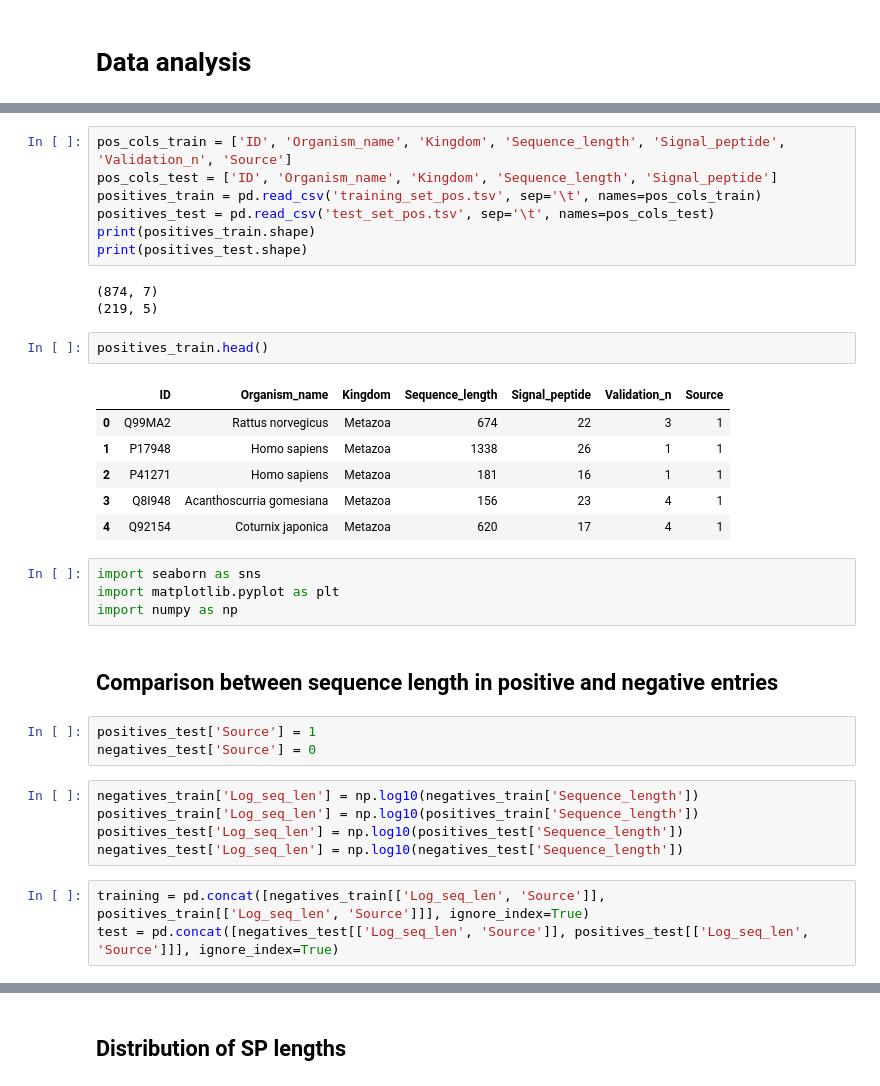
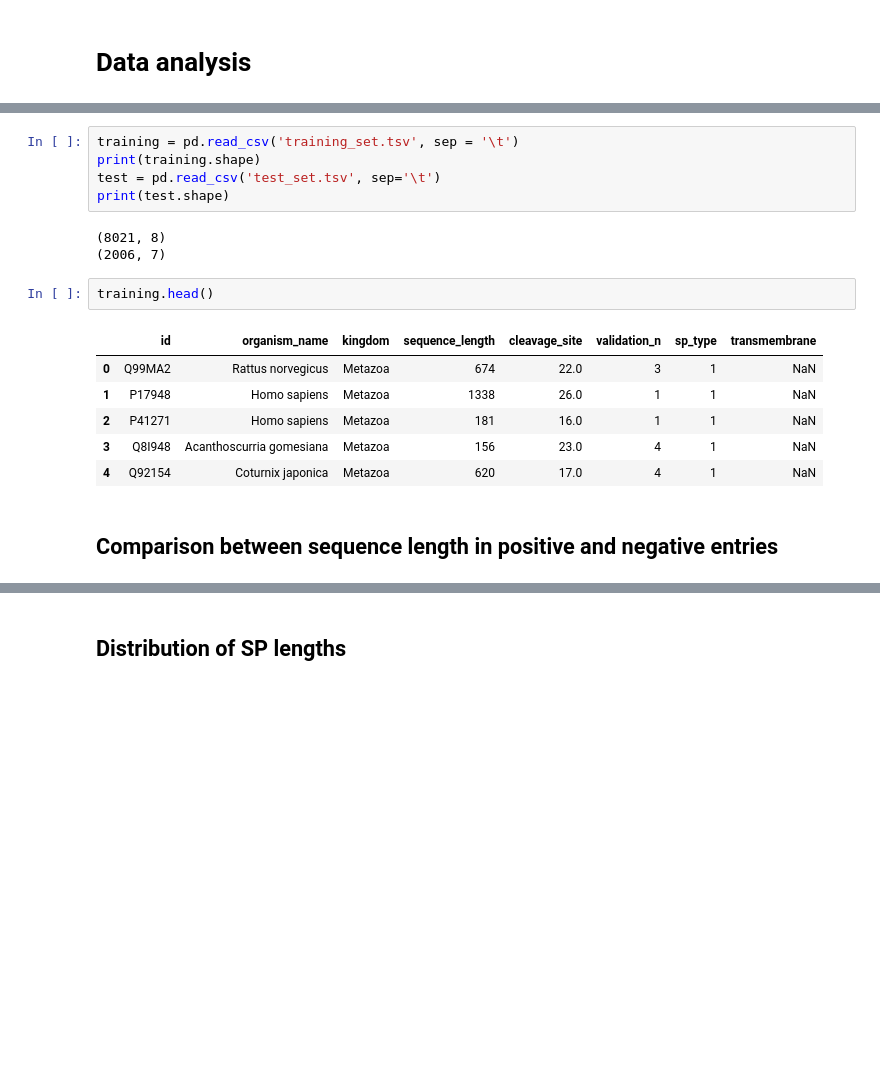
Before and after one commit to bianca29092001/LAB2_project_group, a Jupyter notebook: data_analysis/3_Data_analysis.ipynb, the cells around one changed output, grey strips where cells are left out. Drawn from its saved outputs; the diff is of its cells as text; blank space fills up the shorter version.

```diff
--- a/data_analysis/3_Data_analysis.ipynb
+++ b/data_analysis/3_Data_analysis.ipynb
@@ -23,36 +19,19 @@ print(negatives_test.shape)
-# %%
-pos_cols_train = ['ID', 'Organism_name', 'Kingdom', 'Sequence_length', 'Signal_peptide', 'Validation_n', 'Source']
-pos_cols_test = ['ID', 'Organism_name', 'Kingdom', 'Sequence_length', 'Signal_peptide']
-positives_train = pd.read_csv('training_set_pos.tsv', sep='\t', names=pos_cols_train)
-positives_test = pd.read_csv('test_set_pos.tsv', sep='\t', names=pos_cols_test)
-print(positives_train.shape)
-print(positives_test.shape)
-# %% [output]
-(874, 7)
-(219, 5)
+# %%
+training = pd.read_csv('training_set.tsv', sep = '\t')
+print(training.shape)
+test = pd.read_csv('test_set.tsv', sep='\t')
+print(test.shape)
+# %% [output]
+(8021, 8)
+(2006, 7)
 # %%
-positives_train.head()
+training.head()
 # %% [output]
-|  | ID | Organism_name | Kingdom | Sequence_length | Signal_peptide | Validation_n | Source |
-| 0 | Q99MA2 | Rattus norvegicus | Metazoa | 674 | 22 | 3 | 1 |
-| 1 | P17948 | Homo sapiens | Metazoa | 1338 | 26 | 1 | 1 |
-| 2 | P41271 | Homo sapiens | Metazoa | 181 | 16 | 1 | 1 |
-| 3 | Q8I948 | Acanthoscurria gomesiana | Metazoa | 156 | 23 | 4 | 1 |
-| 4 | Q92154 | Coturnix japonica | Metazoa | 620 | 17 | 4 | 1 |
+|  | id | organism_name | kingdom | sequence_length | cleavage_site | validation_n | sp_type | transmembrane |
+| 0 | Q99MA2 | Rattus norvegicus | Metazoa | 674 | 22.0 | 3 | 1 | NaN |
+| 1 | P17948 | Homo sapiens | Metazoa | 1338 | 26.0 | 1 | 1 | NaN |
+| 2 | P41271 | Homo sapiens | Metazoa | 181 | 16.0 | 1 | 1 | NaN |
+| 3 | Q8I948 | Acanthoscurria gomesiana | Metazoa | 156 | 23.0 | 4 | 1 | NaN |
+| 4 | Q92154 | Coturnix japonica | Metazoa | 620 | 17.0 | 4 | 1 | NaN |
-# %%
-import seaborn as sns
-import matplotlib.pyplot as plt
-import numpy as np
 # %% [markdown]
 ## **Comparison between sequence length in positive and negative entries**
-# %%
-positives_test['Source'] = 1
-negatives_test['Source'] = 0
-# %%
-negatives_train['Log_seq_len'] = np.log10(negatives_train['Sequence_length'])
-positives_train['Log_seq_len'] = np.log10(positives_train['Sequence_length'])
-positives_test['Log_seq_len'] = np.log10(positives_test['Sequence_length'])
-negatives_test['Log_seq_len'] = np.log10(negatives_test['Sequence_length'])
-# %%
-training = pd.concat([negatives_train[['Log_seq_len', 'Source']], positives_train[['Log_seq_len', 'Source']]], ignore_index=True)
-test = pd.concat([negatives_test[['Log_seq_len', 'Source']], positives_test[['Log_seq_len', 'Source']]], ignore_index=True)
```
Also changed, not shown: parts of 17 cells of this notebook.
